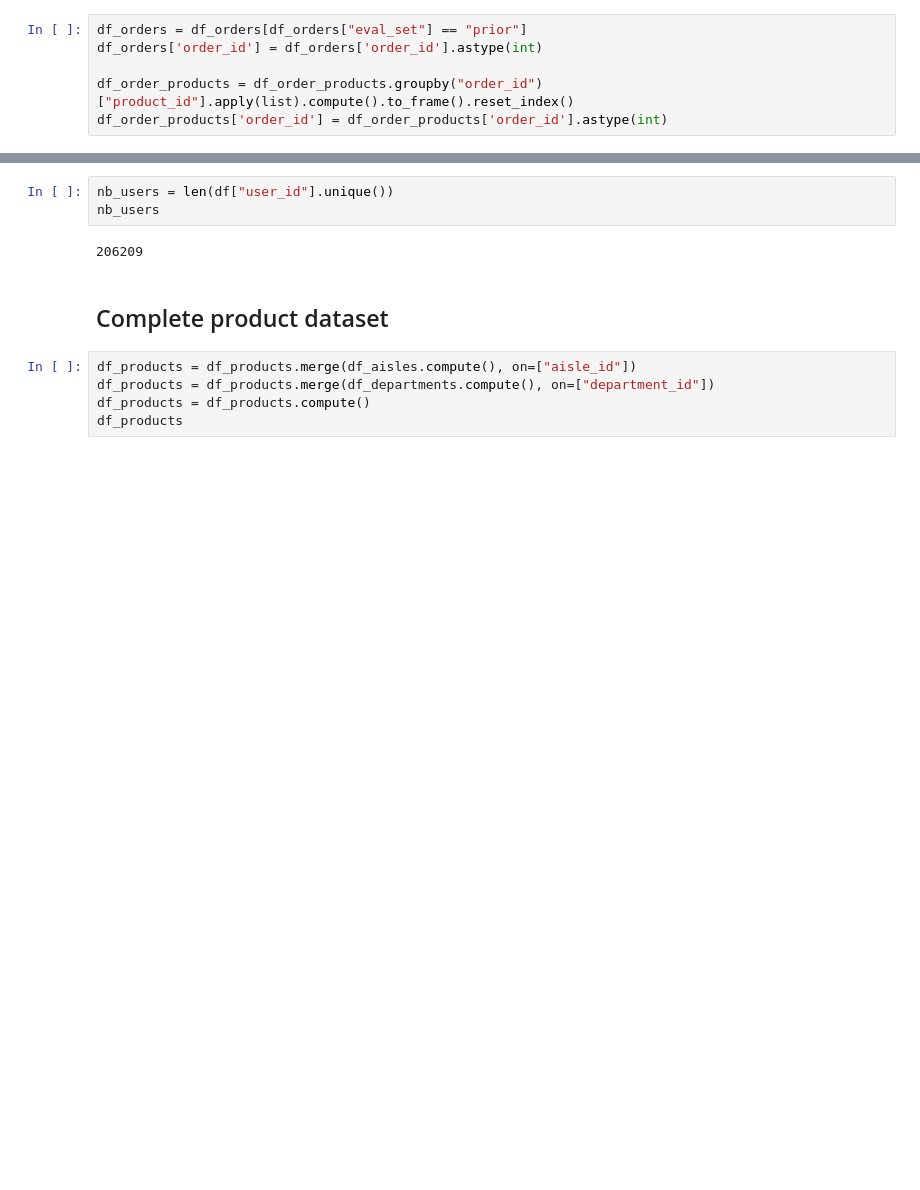
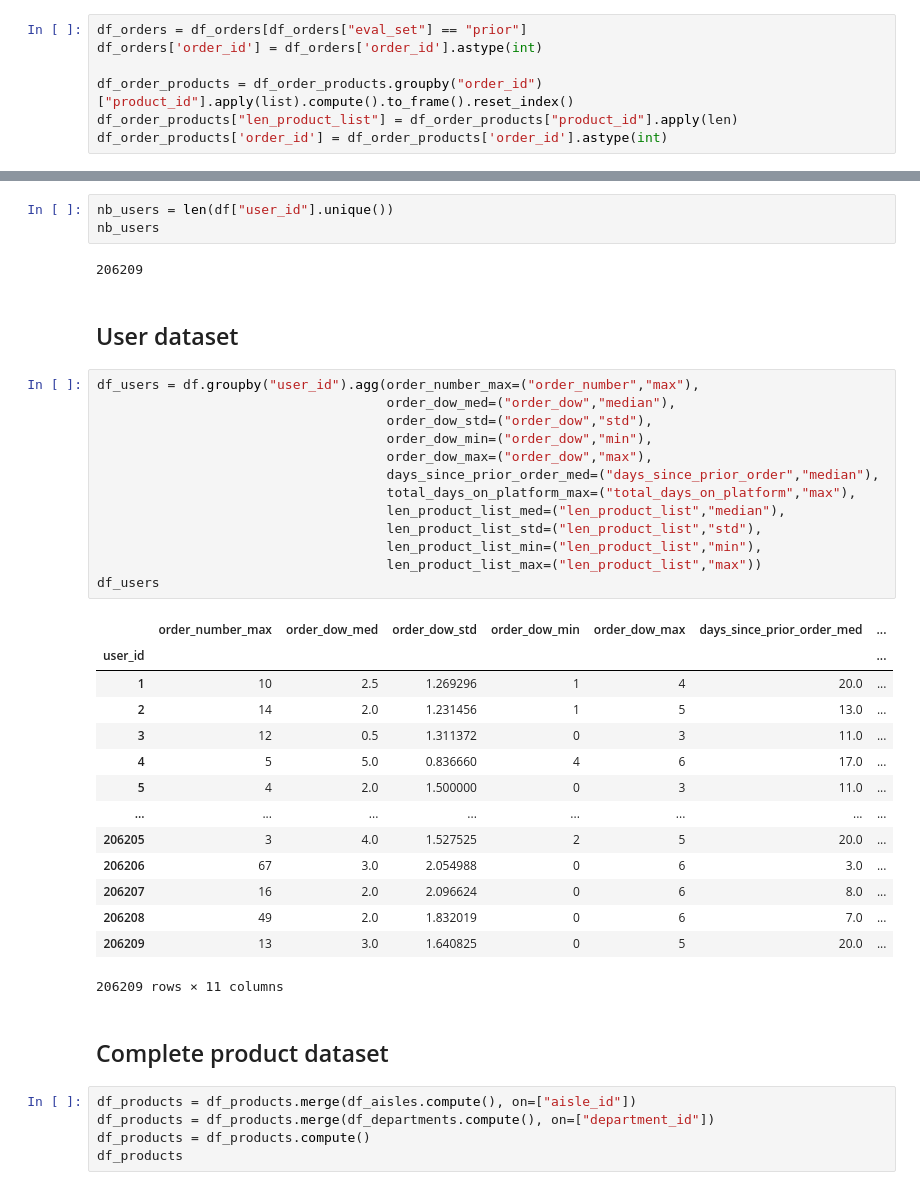
Before and after one commit to max-lutz/customer_segmentation, a Jupyter notebook: notebooks/customer_segmentation.ipynb, the cells around one changed output, grey strips where cells are left out. Cells and saved outputs as stored; diff of their text form; blank space fills up the shorter version.

Commit message:
generate user dataset

```diff
--- a/notebooks/customer_segmentation.ipynb
+++ b/notebooks/customer_segmentation.ipynb
@@ -65,6 +65,7 @@ df_orders = df_orders[df_orders["eval_set"] == "prior"]
 df_orders['order_id'] = df_orders['order_id'].astype(int)
 
 df_order_products = df_order_products.groupby("order_id")["product_id"].apply(list).compute().to_frame().reset_index()
+df_order_products["len_product_list"] = df_order_products["product_id"].apply(len)
 df_order_products['order_id'] = df_order_products['order_id'].astype(int)
 # %% [output]
   After:  .apply(func, meta={'x': 'f8', 'y': 'f8'}) for dataframe result
@@ -90,6 +91,36 @@ nb_users = len(df["user_id"].unique())
 nb_users
 # %% [output]
 206209
+# %% [markdown]
+## User dataset
+# %%
+df_users = df.groupby("user_id").agg(order_number_max=("order_number","max"),
+                                     order_dow_med=("order_dow","median"),
+                                     order_dow_std=("order_dow","std"),
+                                     order_dow_min=("order_dow","min"),
+                                     order_dow_max=("order_dow","max"),
+                                     days_since_prior_order_med=("days_since_prior_order","median"),
+                                     total_days_on_platform_max=("total_days_on_platform","max"),
+                                     len_product_list_med=("len_product_list","median"),
+                                     len_product_list_std=("len_product_list","std"),
+                                     len_product_list_min=("len_product_list","min"),
+                                     len_product_list_max=("len_product_list","max"))
+df_users
+# %% [output]
+|  | order_number_max | order_dow_med | order_dow_std | order_dow_min | order_dow_max | days_since_prior_order_med | ... |
+| user_id |  |  |  |  |  |  | ... |
+| 1 | 10 | 2.5 | 1.269296 | 1 | 4 | 20.0 | ... |
+| 2 | 14 | 2.0 | 1.231456 | 1 | 5 | 13.0 | ... |
+| 3 | 12 | 0.5 | 1.311372 | 0 | 3 | 11.0 | ... |
+| 4 | 5 | 5.0 | 0.836660 | 4 | 6 | 17.0 | ... |
+| 5 | 4 | 2.0 | 1.500000 | 0 | 3 | 11.0 | ... |
+| ... | ... | ... | ... | ... | ... | ... | ... |
+| 206205 | 3 | 4.0 | 1.527525 | 2 | 5 | 20.0 | ... |
+| 206206 | 67 | 3.0 | 2.054988 | 0 | 6 | 3.0 | ... |
+| 206207 | 16 | 2.0 | 2.096624 | 0 | 6 | 8.0 | ... |
+| 206208 | 49 | 2.0 | 1.832019 | 0 | 6 | 7.0 | ... |
+| 206209 | 13 | 3.0 | 1.640825 | 0 | 5 | 20.0 | ... |
+206209 rows × 11 columns
 # %% [markdown]
 ## Complete product dataset
 # %%
```
Also changed, not shown: parts of 10 cells of this notebook.
